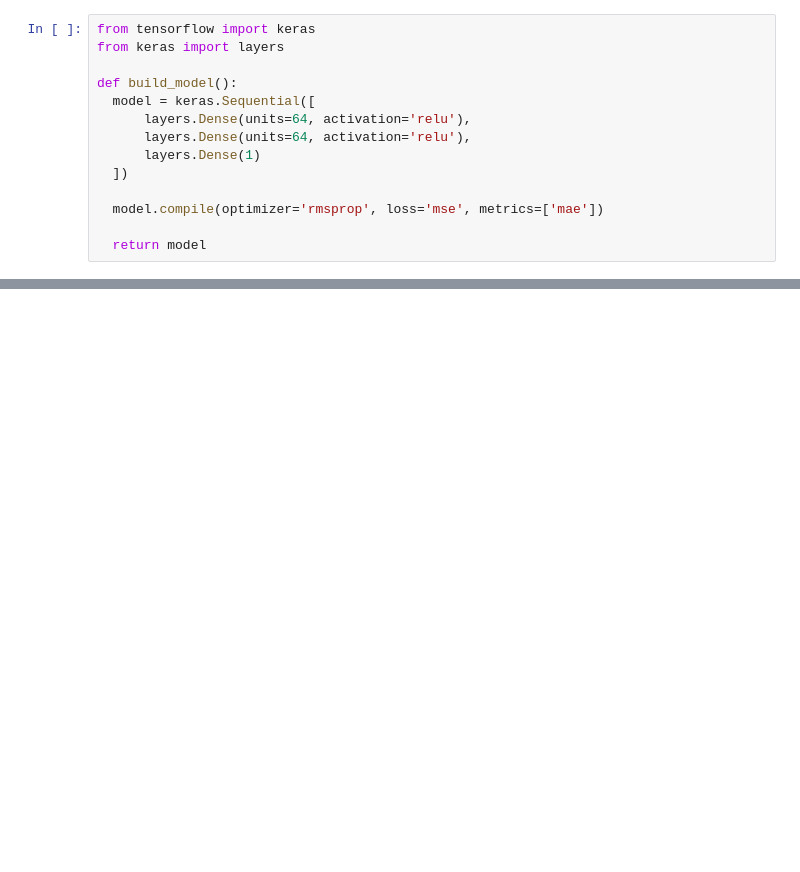
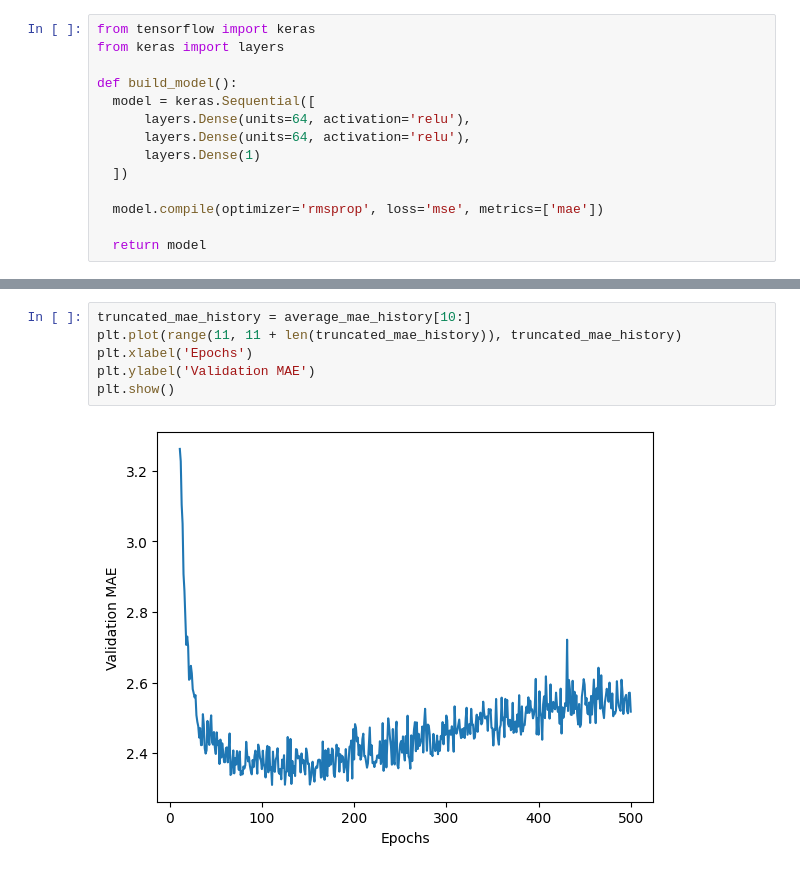
Before and after one commit to FabrizioBettetti/Machine_learning, a Jupyter notebook: Regression_Boston_housing.ipynb, the cells around one changed output, grey strips where cells are left out. Saved outputs shown, nothing was run; the diff lists cells and outputs as text; blank space fills up the shorter version.

```diff
--- a/Regression_Boston_housing.ipynb
+++ b/Regression_Boston_housing.ipynb
@@ -63,0 +133,8 @@ def build_model():
+# %%
+truncated_mae_history = average_mae_history[10:]
+plt.plot(range(11, 11 + len(truncated_mae_history)), truncated_mae_history)
+plt.xlabel('Epochs')
+plt.ylabel('Validation MAE')
+plt.show()
+# %% [output]
+[figure, added]
```
Also changed, not shown: parts of 11 cells of this notebook.
